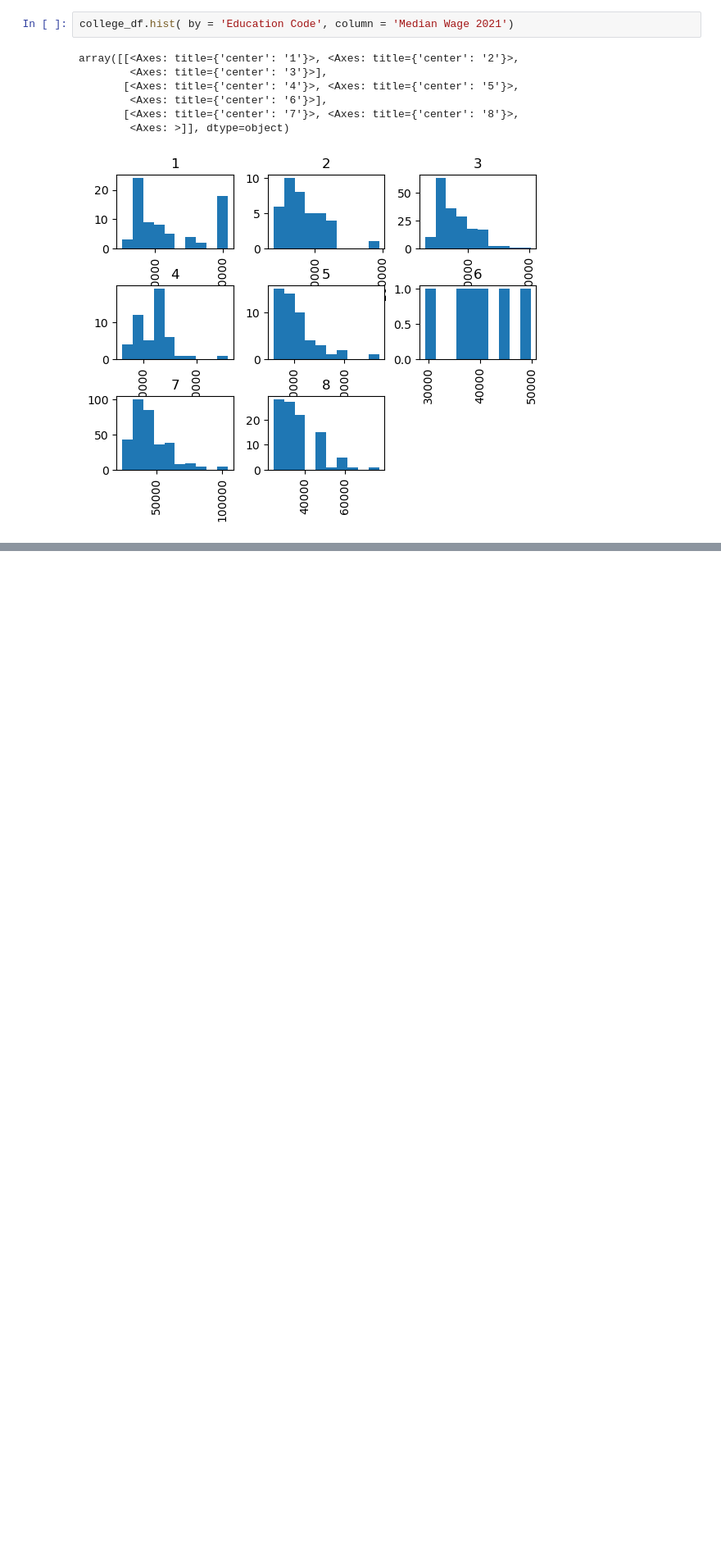
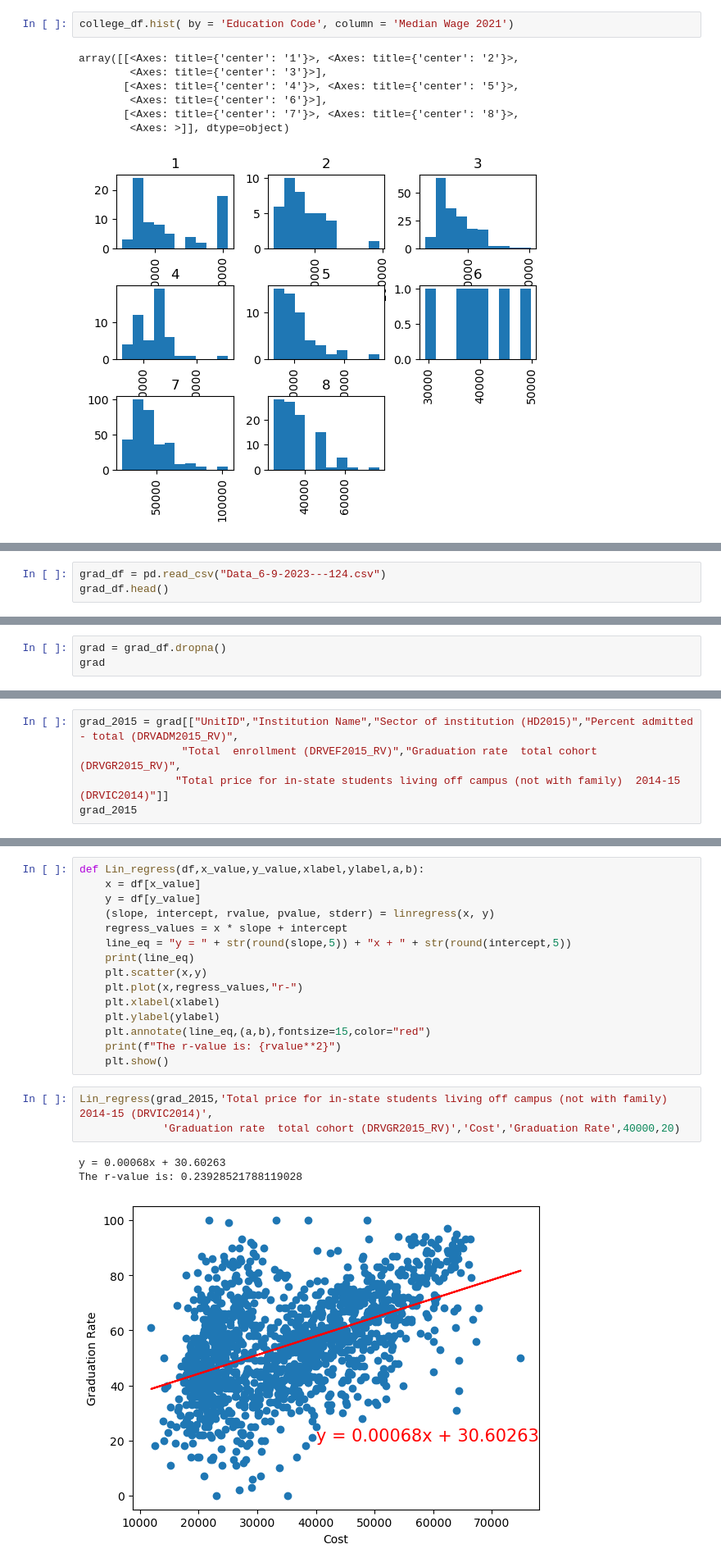
Before and after one commit to bhartikaushal/college_degree_analysis, a Jupyter notebook: group_project1.ipynb, the cells around one changed output, grey strips where cells are left out. Shown: that part at 82% size. Saved outputs shown, nothing was run; the diff lists cells and outputs as text; blank space fills up the shorter version.

```diff
--- a/group_project1.ipynb
+++ b/group_project1.ipynb
@@ -197,0 +201,3 @@ array([[<Axes: title={'center': '1'}>, <Axes: title={'center': '2'}>,
+# %%
+grad_df = pd.read_csv("Data_6-9-2023---124.csv")
+grad_df.head()
@@ -197,0 +212,3 @@ array([[<Axes: title={'center': '1'}>, <Axes: title={'center': '2'}>,
+# %%
+grad = grad_df.dropna()
+grad
@@ -197,0 +249,5 @@ array([[<Axes: title={'center': '1'}>, <Axes: title={'center': '2'}>,
+# %%
+grad_2015 = grad[["UnitID","Institution Name","Sector of institution (HD2015)","Percent admitted - total (DRVADM2015_RV)",
+                "Total  enrollment (DRVEF2015_RV)","Graduation rate  total cohort (DRVGR2015_RV)",
+               "Total price for in-state students living off campus (not with family)  2014-15 (DRVIC2014)"]]
+grad_2015
@@ -197,0 +331,22 @@ array([[<Axes: title={'center': '1'}>, <Axes: title={'center': '2'}>,
+# %%
+def Lin_regress(df,x_value,y_value,xlabel,ylabel,a,b):
+    x = df[x_value]
+    y = df[y_value]
+    (slope, intercept, rvalue, pvalue, stderr) = linregress(x, y)
+    regress_values = x * slope + intercept
+    line_eq = "y = " + str(round(slope,5)) + "x + " + str(round(intercept,5))
+    print(line_eq)
+    plt.scatter(x,y)
+    plt.plot(x,regress_values,"r-")
+    plt.xlabel(xlabel)
+    plt.ylabel(ylabel)
+    plt.annotate(line_eq,(a,b),fontsize=15,color="red")
+    print(f"The r-value is: {rvalue**2}")
+    plt.show()
+# %%
+Lin_regress(grad_2015,'Total price for in-state students living off campus (not with family)  2014-15 (DRVIC2014)',
+             'Graduation rate  total cohort (DRVGR2015_RV)','Cost','Graduation Rate',40000,20)
+# %% [output]
+y = 0.00068x + 30.60263
+The r-value is: 0.23928521788119028
+[figure, added]
```
Also changed, not shown: parts of 34 cells of this notebook.
